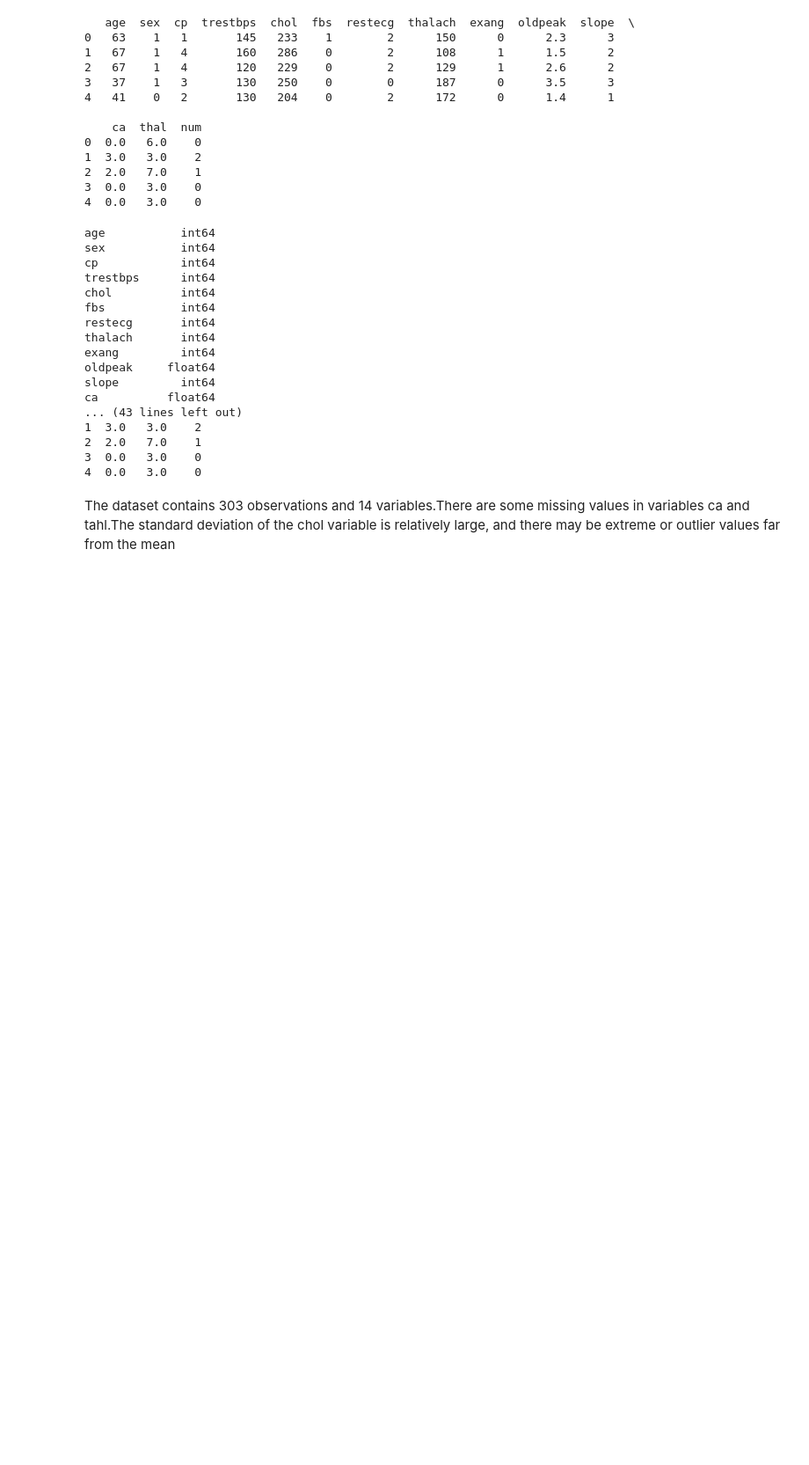
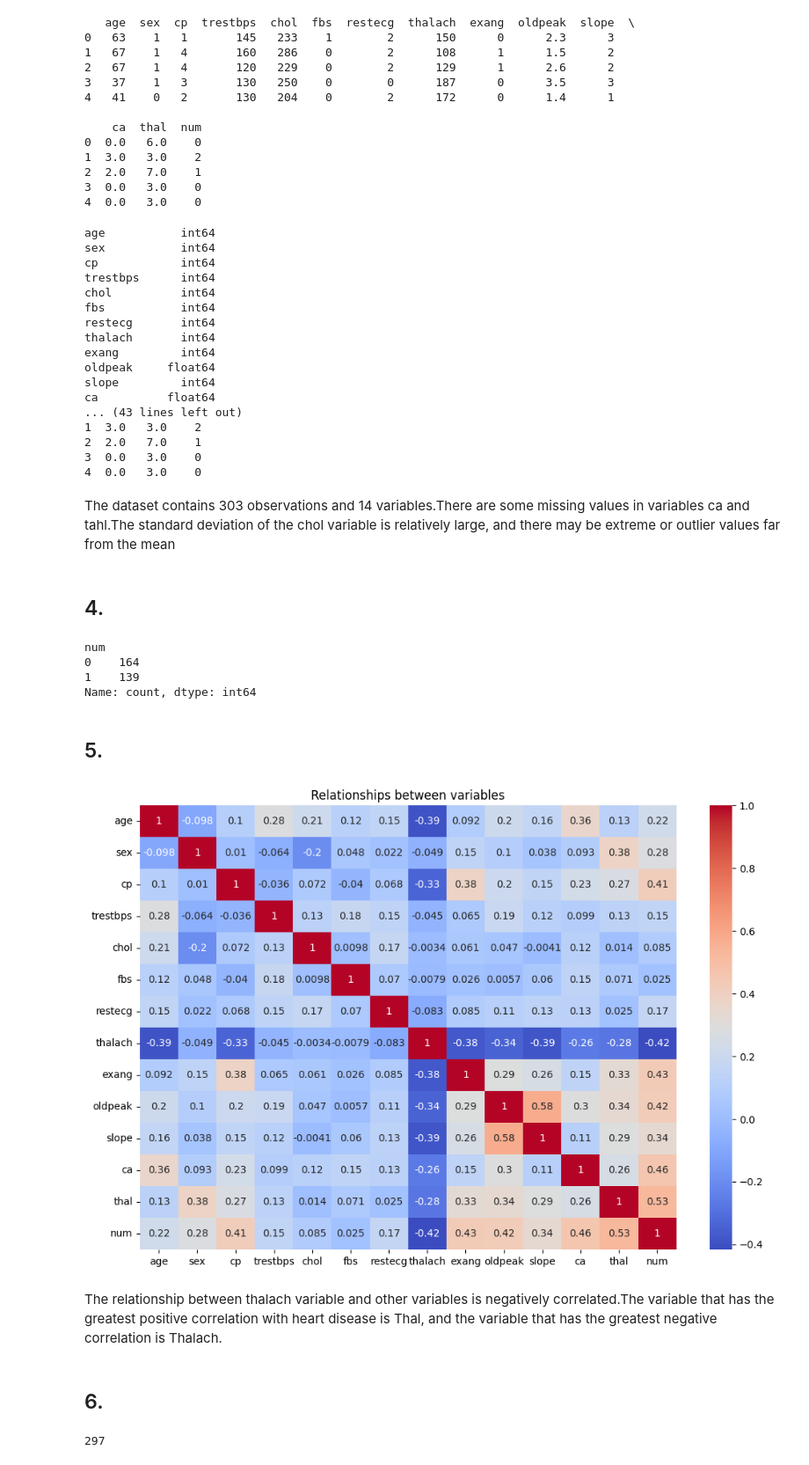
Before and after one commit to Spencer-Xia/STATS-3DA3-Assignment-6, a Jupyter notebook: Assignment 6.ipynb, the cells around one changed output. Shown at 88% size. Cells and saved outputs as stored; diff of their text form; code cells hidden in the pictures; blank space fills up the shorter version.

```diff
--- a/Assignment 6.ipynb
+++ b/Assignment 6.ipynb
@@ -88,3 +88,34 @@ ca          float64
 4  0.0   3.0    0
 # %% [markdown]
 The dataset contains 303 observations and 14 variables.There are some missing values in variables ca and tahl.The standard deviation of the chol variable is relatively large, and there may be extreme or outlier values far from the mean
+# %% [markdown]
+## 4.
+# %%
+df['num'] = df['num'].apply(lambda x: 1 if x > 0 else 0)
+print(df['num'].value_counts())
+# %% [output]
+num
+0    164
+1    139
+Name: count, dtype: int64
+# %% [markdown]
+## 5.
+# %%
+import matplotlib.pyplot as plt
+import seaborn as sns
+plt.figure(figsize=(12, 8))
+corrmatrix = df.corr()
+sns.heatmap(corrmatrix, annot=True, cmap='coolwarm')
+plt.title("Relationships between variables")
+plt.show()
+# %% [output]
+[figure, added]
+# %% [markdown]
+The relationship between thalach variable and other variables is negatively correlated.The variable that has the greatest positive correlation with heart disease is Thal, and the variable that has the greatest negative correlation is Thalach.
+# %% [markdown]
+## 6.
+# %%
+data = df.dropna()
+print(data.shape[0])
+# %% [output]
+297
```
Also changed, not shown: parts of 4 cells of this notebook.
